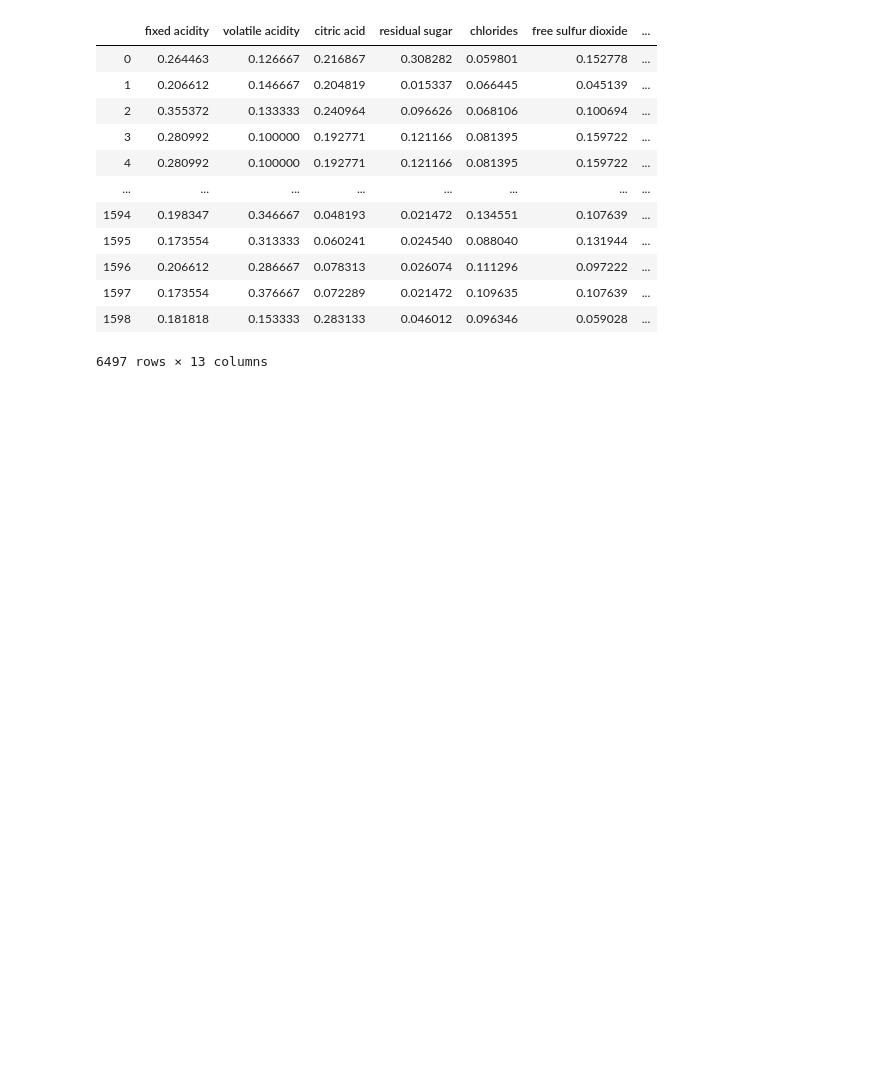
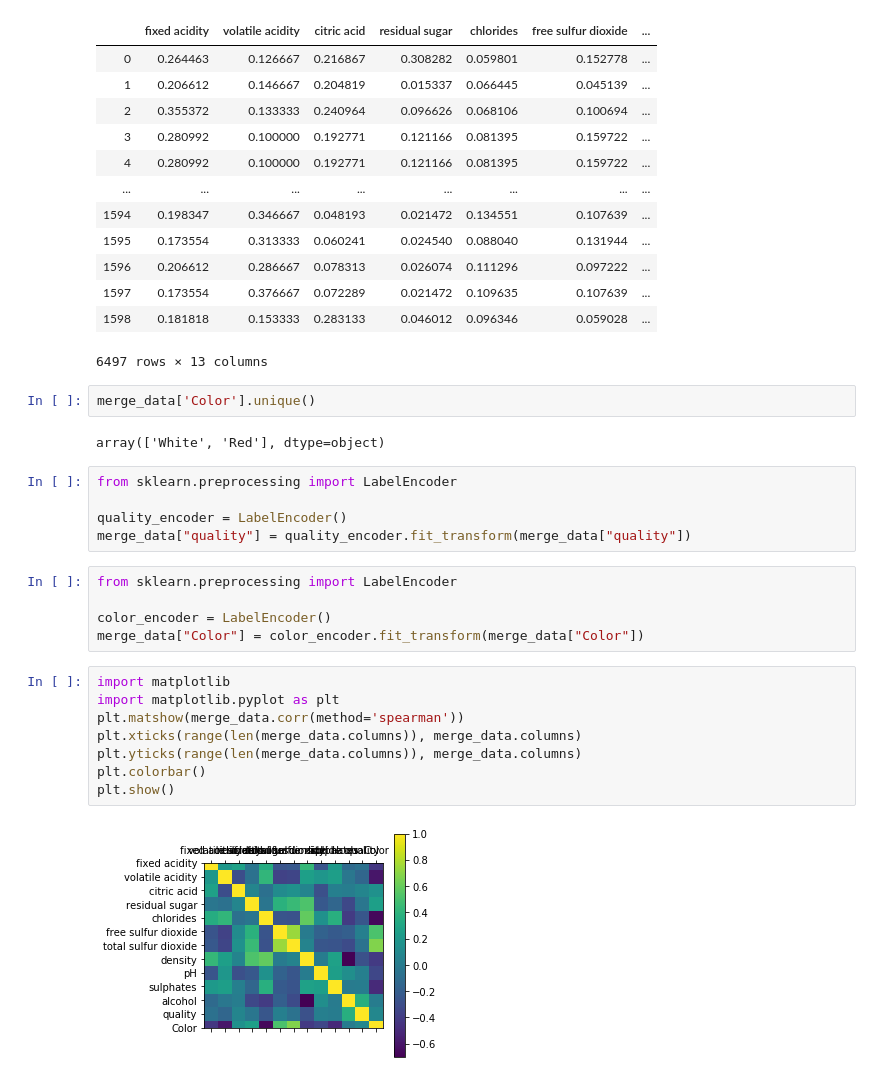
Before and after one commit to UtkarshaVidhale/Wine_Quality_Analysis, a Jupyter notebook: Wine_quality_data.ipynb, the cells around one changed output. Saved outputs shown, nothing was run; the diff lists cells and outputs as text; blank space fills up the shorter version.

Commit message:
completed till label encoding
label encoding for quality and color attributes

```diff
--- a/Wine_quality_data.ipynb
+++ b/Wine_quality_data.ipynb
@@ -171,3 +171,27 @@ merge_data
 | 1597 | 0.173554 | 0.376667 | 0.072289 | 0.021472 | 0.109635 | 0.107639 | ... |
 | 1598 | 0.181818 | 0.153333 | 0.283133 | 0.046012 | 0.096346 | 0.059028 | ... |
 6497 rows × 13 columns
+# %%
+merge_data['Color'].unique()
+# %% [output]
+array(['White', 'Red'], dtype=object)
+# %%
+from sklearn.preprocessing import LabelEncoder
+
+quality_encoder = LabelEncoder()
+merge_data["quality"] = quality_encoder.fit_transform(merge_data["quality"])
+# %%
+from sklearn.preprocessing import LabelEncoder
+
+color_encoder = LabelEncoder()
+merge_data["Color"] = color_encoder.fit_transform(merge_data["Color"])
+# %%
+import matplotlib
+import matplotlib.pyplot as plt
+plt.matshow(merge_data.corr(method='spearman'))
+plt.xticks(range(len(merge_data.columns)), merge_data.columns)
+plt.yticks(range(len(merge_data.columns)), merge_data.columns)
+plt.colorbar()
+plt.show()
+# %% [output]
+[figure, added]
```
Also changed, not shown: parts of 1 cell of this notebook.
